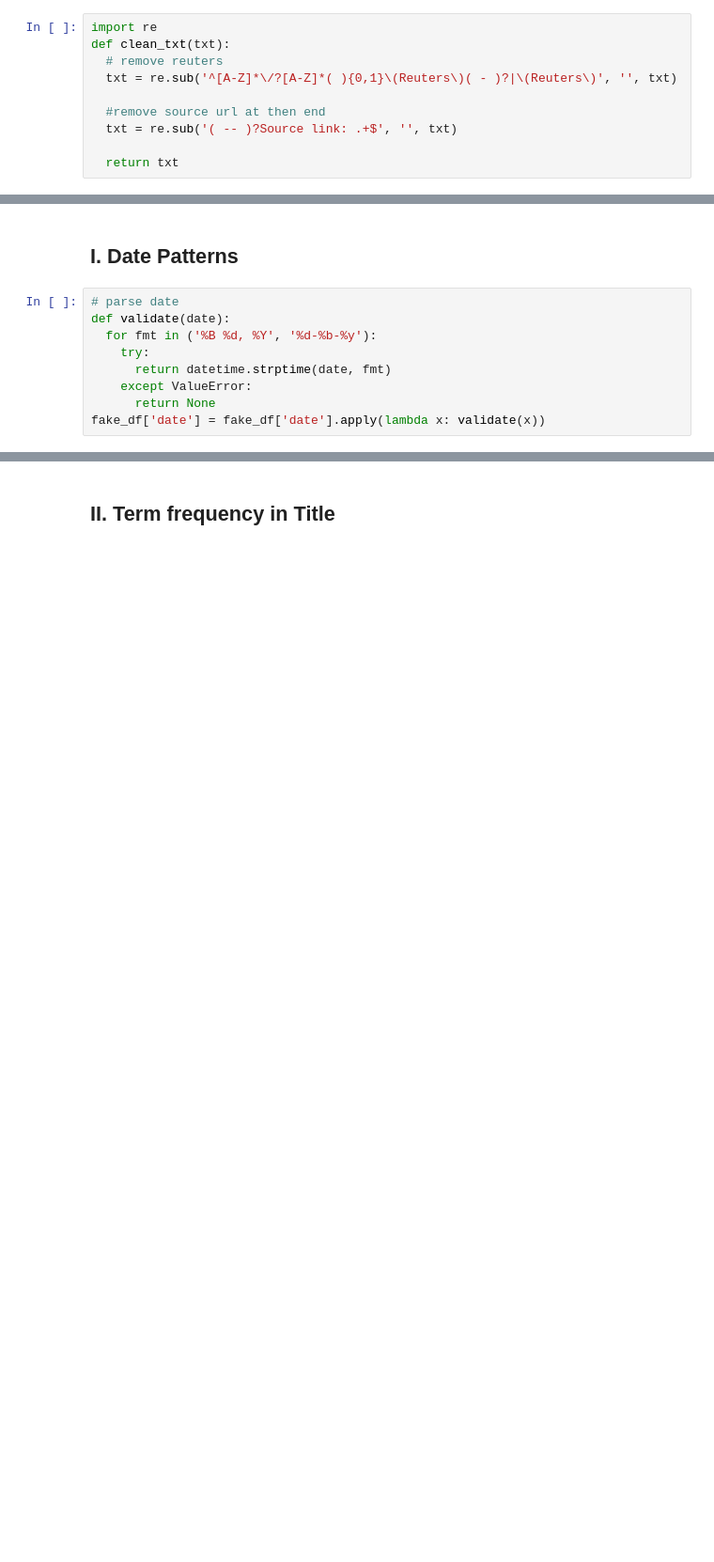
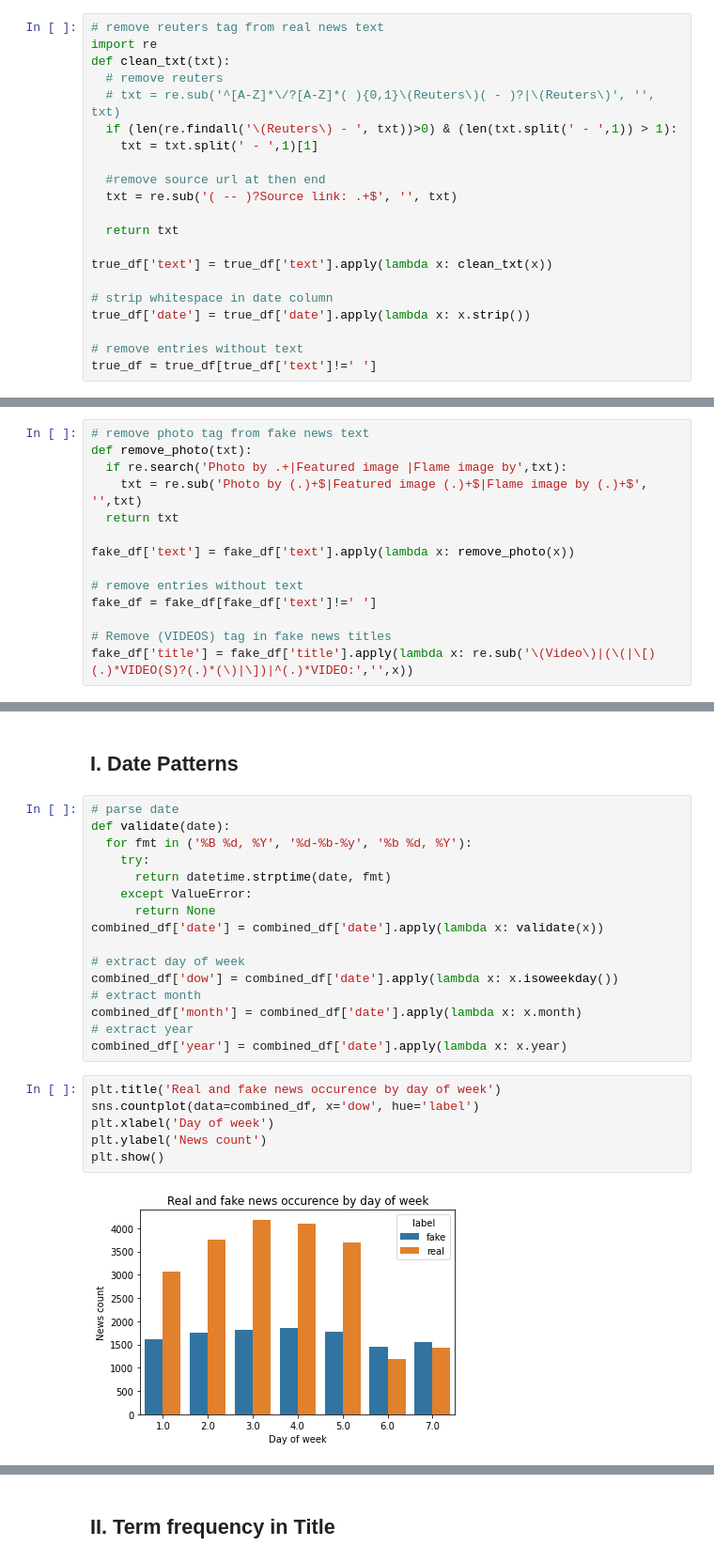
Before and after one commit to haoweiiil/fake-news-classification, a Jupyter notebook: Fake_news_classification.ipynb, the cells around one changed output, grey strips where cells are left out. Shown at 94% size. Drawn from its saved outputs; the diff is of its cells as text; blank space fills up the shorter version.

```diff
--- a/Fake_news_classification.ipynb
+++ b/Fake_news_classification.ipynb
@@ -62,10 +72,21 @@ Name: subject, dtype: int64
 # %%
+# remove reuters tag from real news text
 import re
 def clean_txt(txt):
   # remove reuters
-  txt = re.sub('^[A-Z]*\/?[A-Z]*( ){0,1}\(Reuters\)( - )?|\(Reuters\)', '', txt)
+  # txt = re.sub('^[A-Z]*\/?[A-Z]*( ){0,1}\(Reuters\)( - )?|\(Reuters\)', '', txt)
+  if (len(re.findall('\(Reuters\) - ', txt))>0) & (len(txt.split(' - ',1)) > 1):
+    txt = txt.split(' - ',1)[1]
 
   #remove source url at then end
   txt = re.sub('( -- )?Source link: .+$', '', txt)
 
   return txt
+
+true_df['text'] = true_df['text'].apply(lambda x: clean_txt(x))
+
+# strip whitespace in date column
+true_df['date'] = true_df['date'].apply(lambda x: x.strip())
+
+# remove entries without text
+true_df = true_df[true_df['text']!=' ']
@@ -87,0 +93,14 @@ true_df.head(10)
+# %%
+# remove photo tag from fake news text
+def remove_photo(txt):
+  if re.search('Photo by .+|Featured image |Flame image by',txt):
+    txt = re.sub('Photo by (.)+$|Featured image (.)+$|Flame image by (.)+$', '',txt)
+  return txt
+
+fake_df['text'] = fake_df['text'].apply(lambda x: remove_photo(x))
+
+# remove entries without text
+fake_df = fake_df[fake_df['text']!=' ']
+
+# Remove (VIDEOS) tag in fake news titles
+fake_df['title'] = fake_df['title'].apply(lambda x: re.sub('\(Video\)|(\(|\[)(.)*VIDEO(S)?(.)*(\)|\])|^(.)*VIDEO:','',x))
@@ -95,9 +137,24 @@ X_train, X_test, y_train, y_test = train_test_split(combined_df.drop(columns='la
 # %%
 # parse date
 def validate(date):
-  for fmt in ('%B %d, %Y', '%d-%b-%y'):
+  for fmt in ('%B %d, %Y', '%d-%b-%y', '%b %d, %Y'):
     try:
       return datetime.strptime(date, fmt)
     except ValueError:
       return None
-fake_df['date'] = fake_df['date'].apply(lambda x: validate(x))
+combined_df['date'] = combined_df['date'].apply(lambda x: validate(x))
+
+# extract day of week
+combined_df['dow'] = combined_df['date'].apply(lambda x: x.isoweekday())
+# extract month
+combined_df['month'] = combined_df['date'].apply(lambda x: x.month)
+# extract year
+combined_df['year'] = combined_df['date'].apply(lambda x: x.year)
+# %%
+plt.title('Real and fake news occurence by day of week')
+sns.countplot(data=combined_df, x='dow', hue='label')
+plt.xlabel('Day of week')
+plt.ylabel('News count')
+plt.show()
+# %% [output]
+[figure, added]
```
Also changed, not shown: parts of 109 cells of this notebook.
